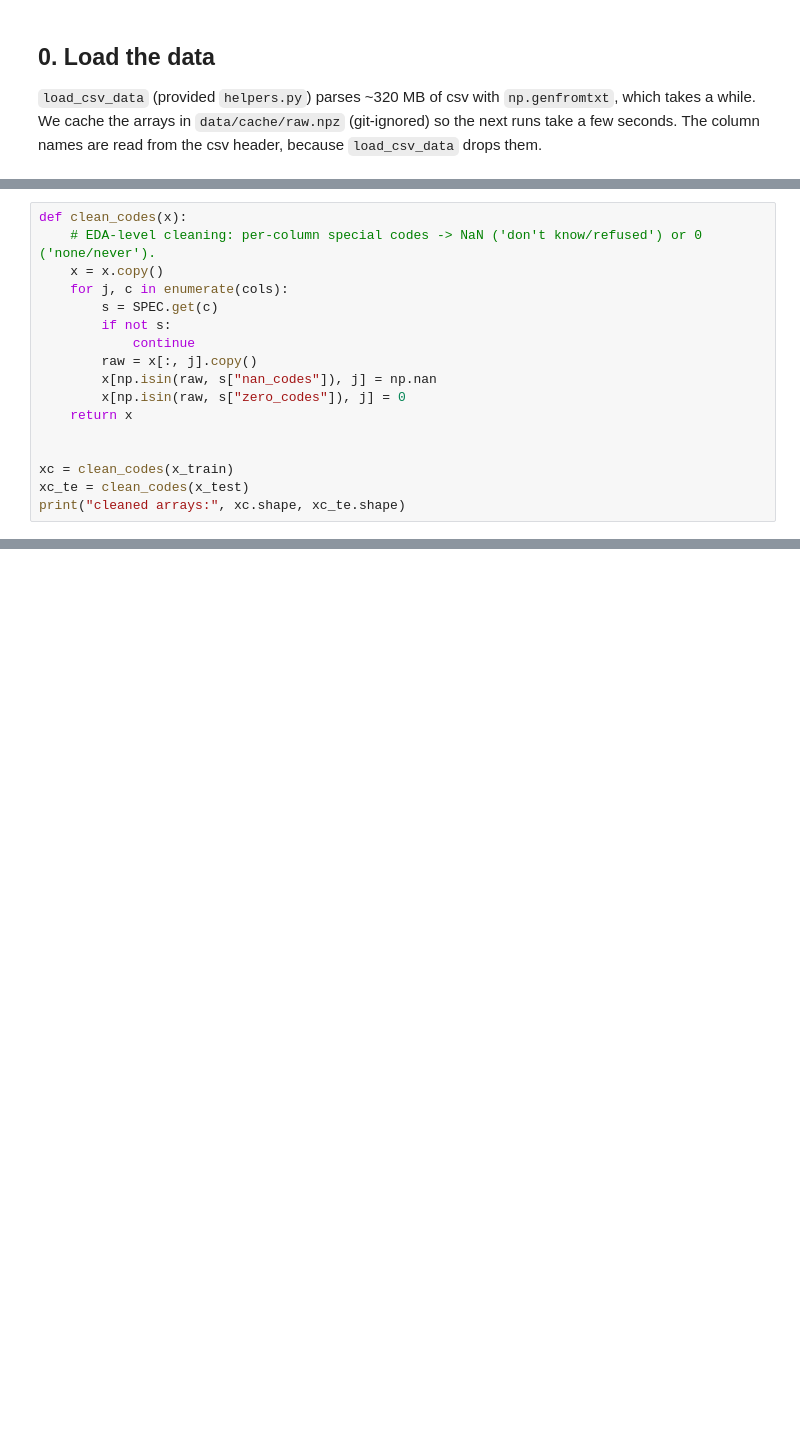
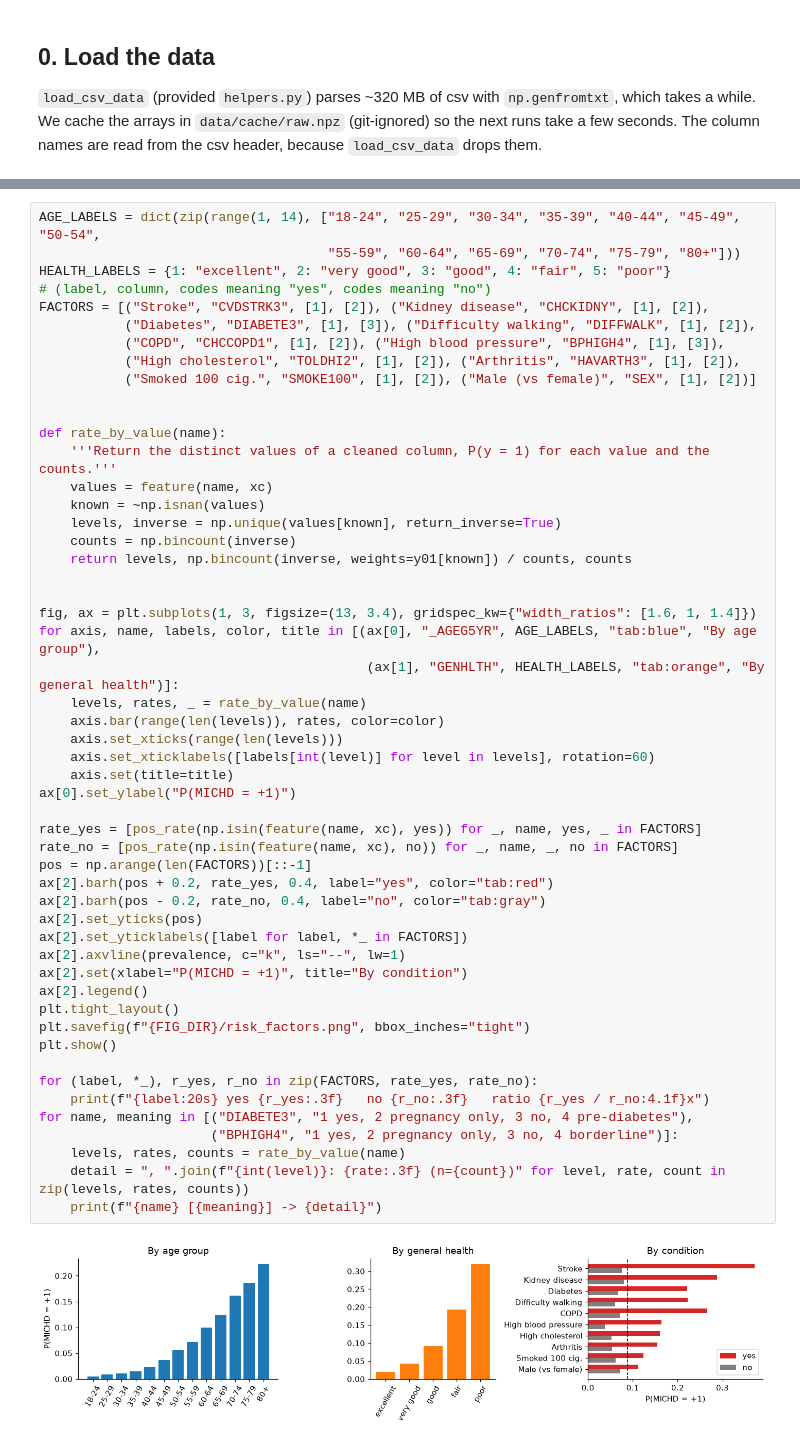
Before and after one commit to Zhiqian-Zhou/ML_Project1, a Jupyter notebook: notebooks/01_eda.ipynb, the cells around one changed output, grey strips where cells are left out. Cells and saved outputs as stored; diff of their text form; blank space fills up the shorter version.

```diff
--- a/notebooks/01_eda.ipynb
+++ b/notebooks/01_eda.ipynb
@@ -386,17 +174,0 @@ We first apply the codebook mapping (special codes → NaN or 0) so that the sta
-# %%
-def clean_codes(x):
-    # EDA-level cleaning: per-column special codes -> NaN ('don't know/refused') or 0 ('none/never').
-    x = x.copy()
-    for j, c in enumerate(cols):
-        s = SPEC.get(c)
-        if not s:
-            continue
-        raw = x[:, j].copy()
-        x[np.isin(raw, s["nan_codes"]), j] = np.nan
-        x[np.isin(raw, s["zero_codes"]), j] = 0
-    return x
-
-
-xc = clean_codes(x_train)
-xc_te = clean_codes(x_test)
-print("cleaned arrays:", xc.shape, xc_te.shape)
@@ -761,0 +551,54 @@ Logistic: F1 at threshold 0.5 = 0.217 | best F1 = 0.421 at 0.20  (theory: optimu
+# %%
+AGE_LABELS = dict(zip(range(1, 14), ["18-24", "25-29", "30-34", "35-39", "40-44", "45-49", "50-54",
+                                     "55-59", "60-64", "65-69", "70-74", "75-79", "80+"]))
+HEALTH_LABELS = {1: "excellent", 2: "very good", 3: "good", 4: "fair", 5: "poor"}
+# (label, column, codes meaning "yes", codes meaning "no")
+FACTORS = [("Stroke", "CVDSTRK3", [1], [2]), ("Kidney disease", "CHCKIDNY", [1], [2]),
+           ("Diabetes", "DIABETE3", [1], [3]), ("Difficulty walking", "DIFFWALK", [1], [2]),
+           ("COPD", "CHCCOPD1", [1], [2]), ("High blood pressure", "BPHIGH4", [1], [3]),
+           ("High cholesterol", "TOLDHI2", [1], [2]), ("Arthritis", "HAVARTH3", [1], [2]),
+           ("Smoked 100 cig.", "SMOKE100", [1], [2]), ("Male (vs female)", "SEX", [1], [2])]
+
+
+def rate_by_value(name):
+    '''Return the distinct values of a cleaned column, P(y = 1) for each value and the counts.'''
+    values = feature(name, xc)
+    known = ~np.isnan(values)
+    levels, inverse = np.unique(values[known], return_inverse=True)
+    counts = np.bincount(inverse)
+    return levels, np.bincount(inverse, weights=y01[known]) / counts, counts
+
+
+fig, ax = plt.subplots(1, 3, figsize=(13, 3.4), gridspec_kw={"width_ratios": [1.6, 1, 1.4]})
+for axis, name, labels, color, title in [(ax[0], "_AGEG5YR", AGE_LABELS, "tab:blue", "By age group"),
+                                          (ax[1], "GENHLTH", HEALTH_LABELS, "tab:orange", "By general health")]:
+    levels, rates, _ = rate_by_value(name)
+    axis.bar(range(len(levels)), rates, color=color)
+    axis.set_xticks(range(len(levels)))
+    axis.set_xticklabels([labels[int(level)] for level in levels], rotation=60)
+    axis.set(title=title)
+ax[0].set_ylabel("P(MICHD = +1)")
+
+rate_yes = [pos_rate(np.isin(feature(name, xc), yes)) for _, name, yes, _ in FACTORS]
+rate_no = [pos_rate(np.isin(feature(name, xc), no)) for _, name, _, no in FACTORS]
+pos = np.arange(len(FACTORS))[::-1]
+ax[2].barh(pos + 0.2, rate_yes, 0.4, label="yes", color="tab:red")
+ax[2].barh(pos - 0.2, rate_no, 0.4, label="no", color="tab:gray")
+ax[2].set_yticks(pos)
+ax[2].set_yticklabels([label for label, *_ in FACTORS])
+ax[2].axvline(prevalence, c="k", ls="--", lw=1)
+ax[2].set(xlabel="P(MICHD = +1)", title="By condition")
+ax[2].legend()
+plt.tight_layout()
+plt.savefig(f"{FIG_DIR}/risk_factors.png", bbox_inches="tight")
+plt.show()
+
+for (label, *_), r_yes, r_no in zip(FACTORS, rate_yes, rate_no):
+    print(f"{label:20s} yes {r_yes:.3f}   no {r_no:.3f}   ratio {r_yes / r_no:4.1f}x")
+for name, meaning in [("DIABETE3", "1 yes, 2 pregnancy only, 3 no, 4 pre-diabetes"),
+                      ("BPHIGH4", "1 yes, 2 pregnancy only, 3 no, 4 borderline")]:
+    levels, rates, counts = rate_by_value(name)
+    detail = ", ".join(f"{int(level)}: {rate:.3f} (n={count})" for level, rate, count in zip(levels, rates, counts))
+    print(f"{name} [{meaning}] -> {detail}")
+# %% [output]
+[figure, added]
```
Also changed, not shown: parts of 65 cells of this notebook, 8 other files.
